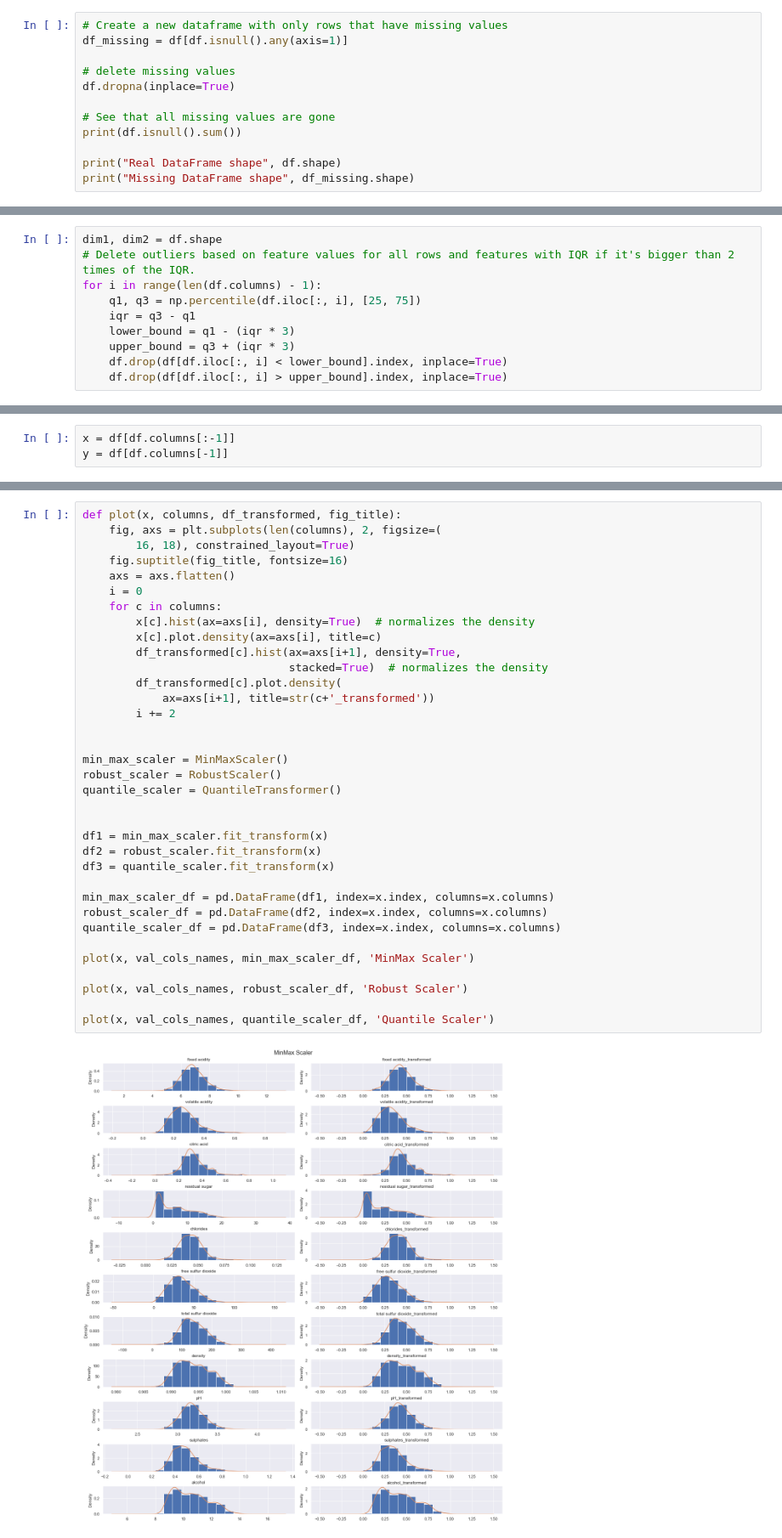
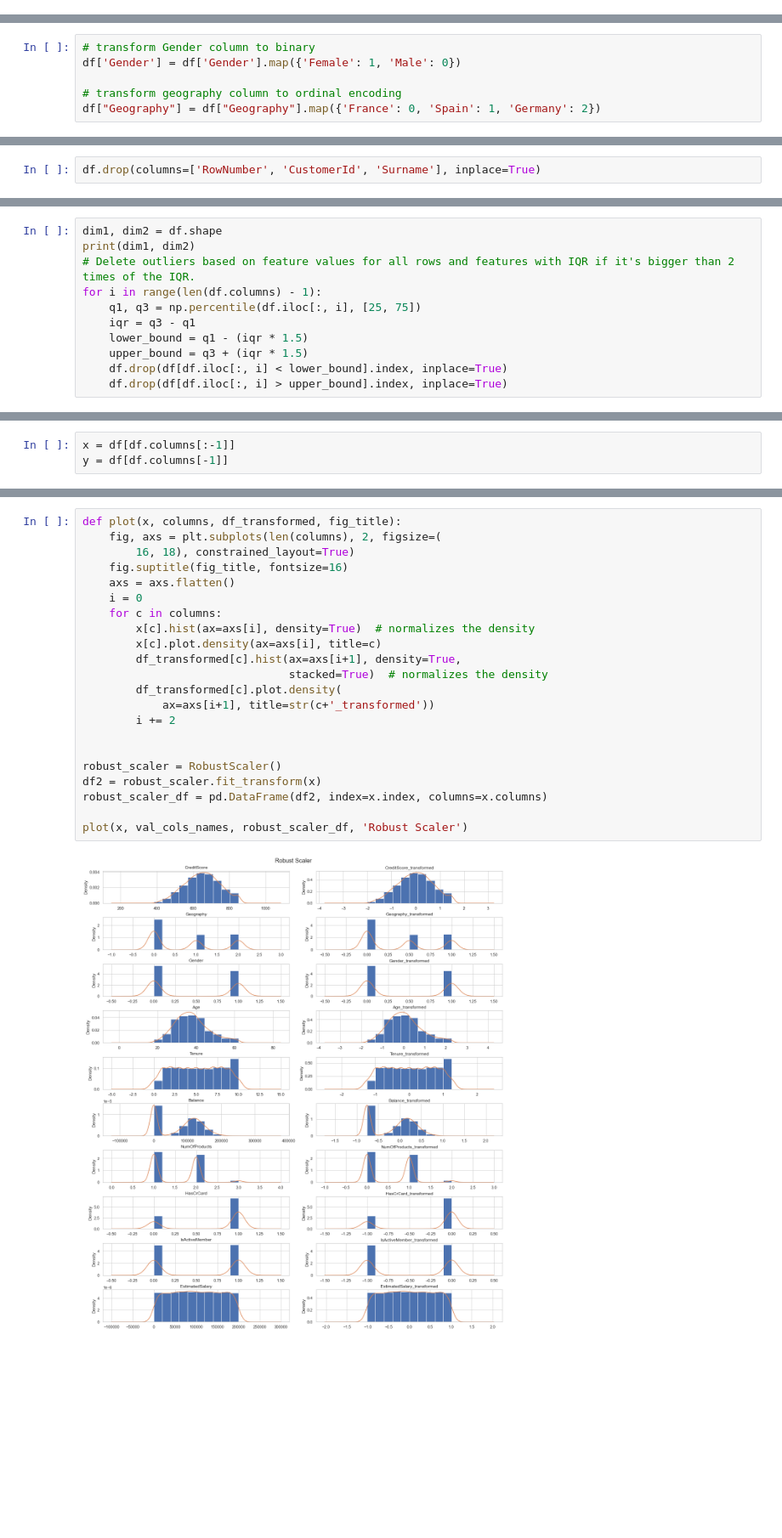
Before and after one commit to AminTaheri23/CMSC6950_project_Churn_modelling, a Jupyter notebook: project.ipynb, the cells around one changed output, grey strips where cells are left out. Shown: that part at 85% size. Saved outputs shown, nothing was run; the diff lists cells and outputs as text; blank space fills up the shorter version.

```diff
--- a/project.ipynb
+++ b/project.ipynb
@@ -178,12 +122,0 @@ DataFrame shape (4898, 12)
-# %%
-# Create a new dataframe with only rows that have missing values
-df_missing = df[df.isnull().any(axis=1)]
-
-# delete missing values
-df.dropna(inplace=True)
-
-# See that all missing values are gone
-print(df.isnull().sum())
-
-print("Real DataFrame shape", df.shape)
-print("Missing DataFrame shape", df_missing.shape)
@@ -205,0 +123,6 @@ Missing DataFrame shape (928, 12)
+# %%
+# transform Gender column to binary
+df['Gender'] = df['Gender'].map({'Female': 1, 'Male': 0})
+
+# transform geography column to ordinal encoding
+df["Geography"] = df["Geography"].map({'France': 0, 'Spain': 1, 'Germany': 2})
@@ -205,0 +140,2 @@ Missing DataFrame shape (928, 12)
+# %%
+df.drop(columns=['RowNumber', 'CustomerId', 'Surname'], inplace=True)
@@ -207,11 +152,12 @@ Missing DataFrame shape (928, 12)
 ### Detecting and Deleting outliers
 # %%
 dim1, dim2 = df.shape
+print(dim1, dim2)
 # Delete outliers based on feature values for all rows and features with IQR if it's bigger than 2 times of the IQR.
 for i in range(len(df.columns) - 1):
     q1, q3 = np.percentile(df.iloc[:, i], [25, 75])
     iqr = q3 - q1
-    lower_bound = q1 - (iqr * 3)
-    upper_bound = q3 + (iqr * 3)
+    lower_bound = q1 - (iqr * 1.5)
+    upper_bound = q3 + (iqr * 1.5)
     df.drop(df[df.iloc[:, i] < lower_bound].index, inplace=True)
     df.drop(df[df.iloc[:, i] > upper_bound].index, inplace=True)
@@ -247,37 +187,24 @@ val_cols_names = list(val_cols_names)
 # %%
 def plot(x, columns, df_transformed, fig_title):
     fig, axs = plt.subplots(len(columns), 2, figsize=(
         16, 18), constrained_layout=True)
     fig.suptitle(fig_title, fontsize=16)
     axs = axs.flatten()
     i = 0
     for c in columns:
         x[c].hist(ax=axs[i], density=True)  # normalizes the density
         x[c].plot.density(ax=axs[i], title=c)
         df_transformed[c].hist(ax=axs[i+1], density=True,
                                stacked=True)  # normalizes the density
         df_transformed[c].plot.density(
             ax=axs[i+1], title=str(c+'_transformed'))
         i += 2
 
 
-min_max_scaler = MinMaxScaler()
 robust_scaler = RobustScaler()
-quantile_scaler = QuantileTransformer()
-
-
-df1 = min_max_scaler.fit_transform(x)
 df2 = robust_scaler.fit_transform(x)
-df3 = quantile_scaler.fit_transform(x)
-
-min_max_scaler_df = pd.DataFrame(df1, index=x.index, columns=x.columns)
 robust_scaler_df = pd.DataFrame(df2, index=x.index, columns=x.columns)
-quantile_scaler_df = pd.DataFrame(df3, index=x.index, columns=x.columns)
-
-plot(x, val_cols_names, min_max_scaler_df, 'MinMax Scaler')
 
 plot(x, val_cols_names, robust_scaler_df, 'Robust Scaler')
-
-plot(x, val_cols_names, quantile_scaler_df, 'Quantile Scaler')
 # %% [output]
-[figure, old version]
+[figure, new version]
```
Also changed, not shown: parts of 48 cells of this notebook, 2 other files.
